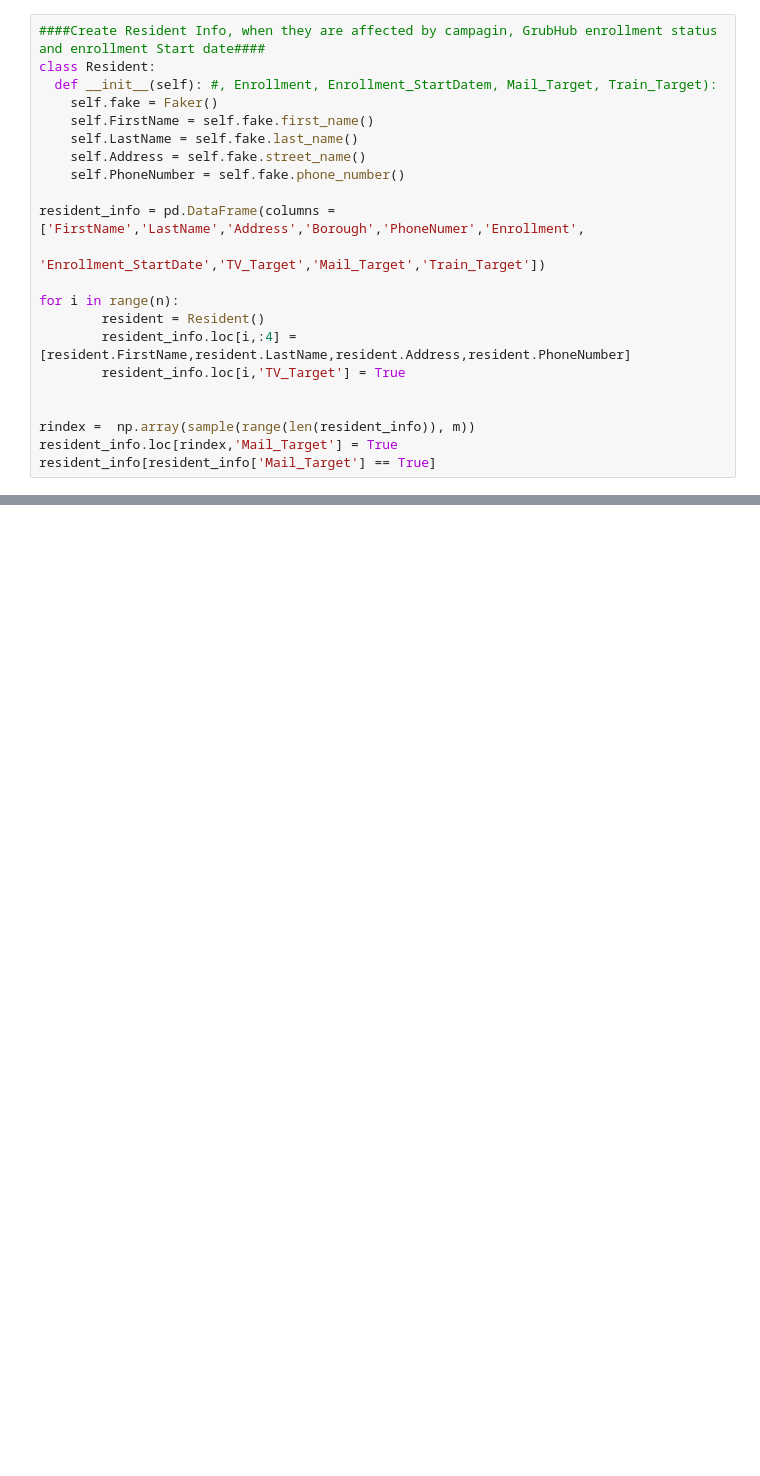
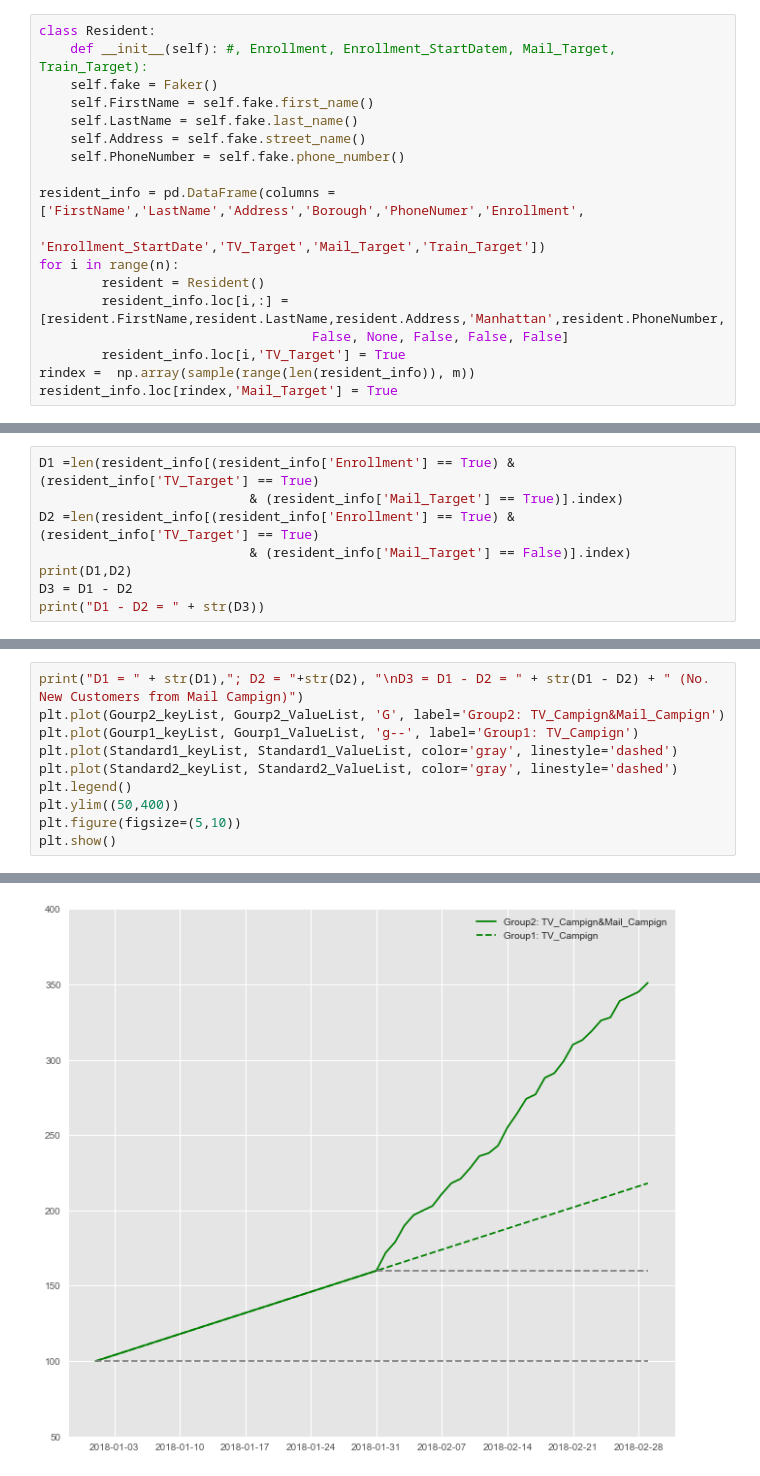
Before and after one commit to xiayfxw/DID_Analysis_Simulation, a Jupyter notebook: DID_Simulation.ipynb, the cells around one changed output, grey strips where cells are left out. Saved outputs shown, nothing was run; the diff lists cells and outputs as text; blank space fills up the shorter version.

Commit message:
Adding Simulation and Graphs

```diff
--- a/DID_Simulation.ipynb
+++ b/DID_Simulation.ipynb
@@ -31,7 +48,6 @@ campign_info = pd.DataFrame(data = data[1:,:],
 # %%
-####Create Resident Info, when they are affected by campagin, GrubHub enrollment status and enrollment Start date####
 class Resident:
-  def __init__(self): #, Enrollment, Enrollment_StartDatem, Mail_Target, Train_Target):
+    def __init__(self): #, Enrollment, Enrollment_StartDatem, Mail_Target, Train_Target):
     self.fake = Faker()
     self.FirstName = self.fake.first_name()
     self.LastName = self.fake.last_name()
@@ -40,13 +56,10 @@ class Resident:
 
 resident_info = pd.DataFrame(columns =['FirstName','LastName','Address','Borough','PhoneNumer','Enrollment',
                                        'Enrollment_StartDate','TV_Target','Mail_Target','Train_Target'])
-
 for i in range(n):
         resident = Resident()
-        resident_info.loc[i,:4] = [resident.FirstName,resident.LastName,resident.Address,resident.PhoneNumber]
+        resident_info.loc[i,:] = [resident.FirstName,resident.LastName,resident.Address,'Manhattan',resident.PhoneNumber,
+                                   False, None, False, False, False]
         resident_info.loc[i,'TV_Target'] = True
-
-
 rindex =  np.array(sample(range(len(resident_info)), m))
 resident_info.loc[rindex,'Mail_Target'] = True
-resident_info[resident_info['Mail_Target'] == True]
@@ -92,0 +130,8 @@ resident_info
+# %%
+D1 =len(resident_info[(resident_info['Enrollment'] == True) & (resident_info['TV_Target'] == True)
+                           & (resident_info['Mail_Target'] == True)].index)
+D2 =len(resident_info[(resident_info['Enrollment'] == True) & (resident_info['TV_Target'] == True)
+                           & (resident_info['Mail_Target'] == False)].index)
+print(D1,D2)
+D3 = D1 - D2
+print("D1 - D2 = " + str(D3))
@@ -92,0 +183,11 @@ resident_info
+# %%
+print("D1 = " + str(D1),"; D2 = "+str(D2), "\nD3 = D1 - D2 = " + str(D1 - D2) + " (No. New Customers from Mail Campign)")
+plt.plot(Gourp2_keyList, Gourp2_ValueList, 'G', label='Group2: TV_Campign&Mail_Campign')
+plt.plot(Gourp1_keyList, Gourp1_ValueList, 'g--', label='Group1: TV_Campign')
+plt.plot(Standard1_keyList, Standard1_ValueList, color='gray', linestyle='dashed')
+plt.plot(Standard2_keyList, Standard2_ValueList, color='gray', linestyle='dashed')
+plt.legend()
+plt.ylim((50,400))
+plt.figure(figsize=(5,10))
+plt.show()
+# %% [output]
@@ -92,0 +196 @@ resident_info
+[figure, added]
```
Also changed, not shown: parts of 14 cells of this notebook.
